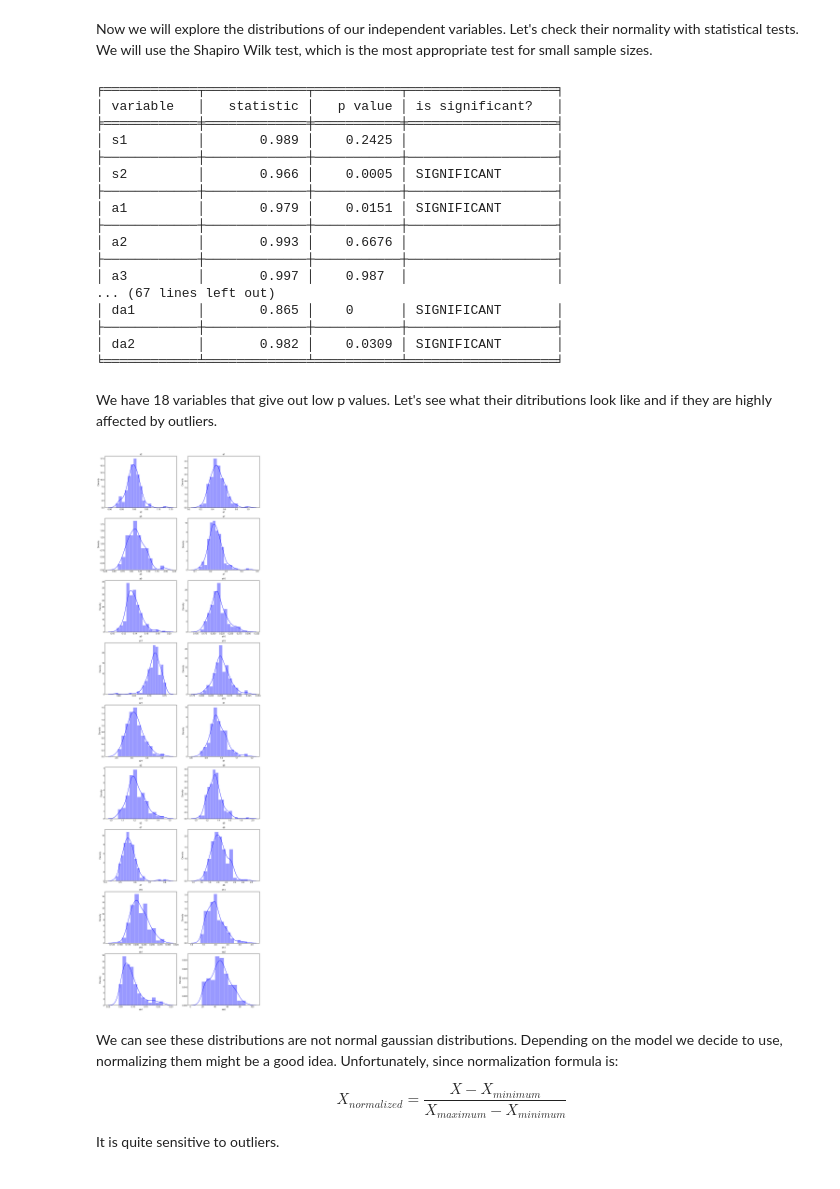
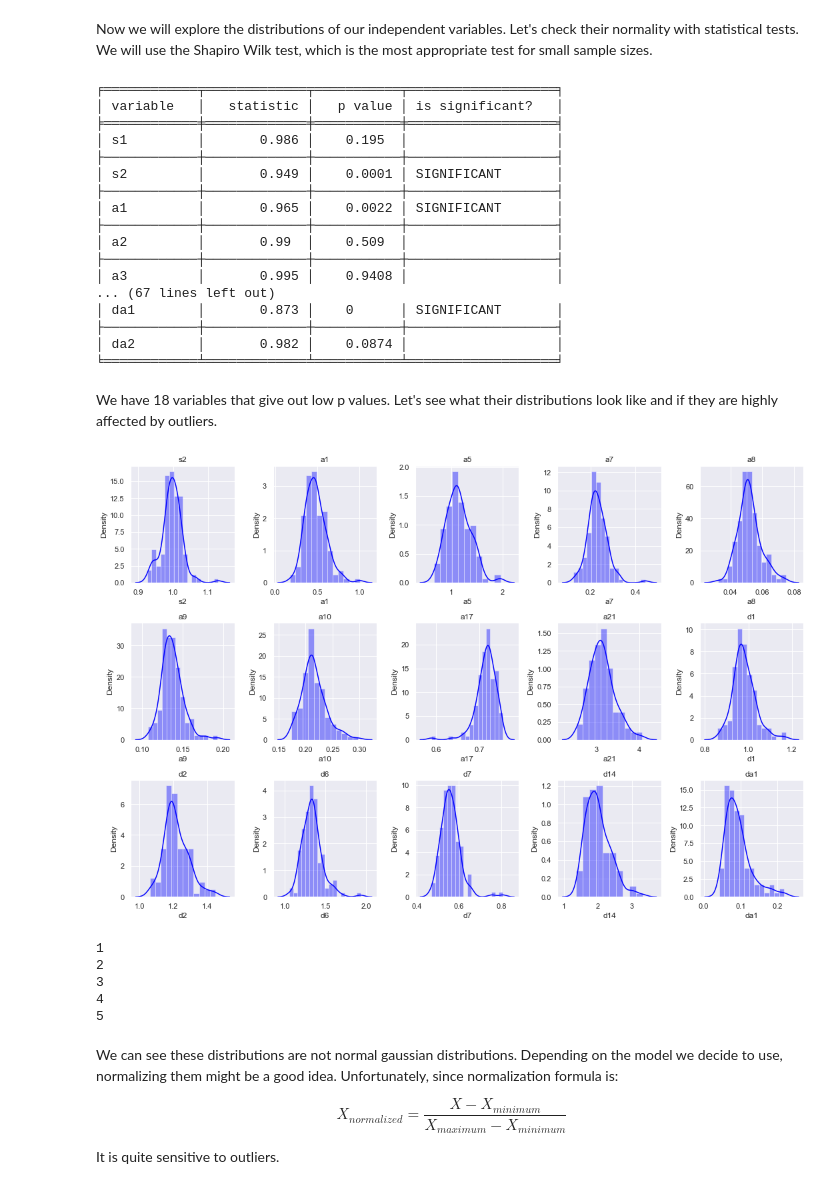
Before and after one commit to lewszykkonrad/masters_projects, a Jupyter notebook: machine_learning/unknown_variables/Final_Project_Konrad_Lewszyk.ipynb, the cells around one changed output. Cells and saved outputs as stored; diff of their text form; code cells hidden in the pictures.

```diff
--- a/machine_learning/unknown_variables/Final_Project_Konrad_Lewszyk.ipynb
+++ b/machine_learning/unknown_variables/Final_Project_Konrad_Lewszyk.ipynb
@@ -136,16 +141,21 @@ plt.show()
+# %%
+X = dataset.drop('dependent_variable', axis = 1)
+y = dataset['dependent_variable']
+
+X_train, X_test, y_train, y_test = train_test_split(X, y, test_size = 0.2, random_state = 27, stratify = y)
 # %% [markdown]
 #### distributions of our variables
 # %% [markdown]
 Now we will explore the distributions of our independent variables. Let's check their normality with statistical tests. We will use the Shapiro Wilk test, which is the most appropriate test for small sample sizes.
 # %%
-columns = list(dataset.columns)
+columns = list(X_train.columns)
 low_p_value_variables = []
 
 table = []
 for column in columns:
     if column != 'dependent_variable':
-        statistic = shapiro(dataset[column])[0]
-        p_value = shapiro(dataset[column])[1]
+        statistic = shapiro(X_train[column])[0]
+        p_value = shapiro(X_train[column])[1]
         if p_value > 0.05:
             table.append([column,
                           round(statistic, 3),
@@ -164,35 +174,46 @@ print(output)
 ╒════════════╤═════════════╤═══════════╤═══════════════════╕
 │ variable   │   statistic │   p value │ is significant?   │
 ╞════════════╪═════════════╪═══════════╪═══════════════════╡
-│ s1         │       0.989 │    0.2425 │                   │
+│ s1         │       0.986 │    0.195  │                   │
 ├────────────┼─────────────┼───────────┼───────────────────┤
-│ s2         │       0.966 │    0.0005 │ SIGNIFICANT       │
+│ s2         │       0.949 │    0.0001 │ SIGNIFICANT       │
 ├────────────┼─────────────┼───────────┼───────────────────┤
-│ a1         │       0.979 │    0.0151 │ SIGNIFICANT       │
+│ a1         │       0.965 │    0.0022 │ SIGNIFICANT       │
 ├────────────┼─────────────┼───────────┼───────────────────┤
-│ a2         │       0.993 │    0.6676 │                   │
+│ a2         │       0.99  │    0.509  │                   │
 ├────────────┼─────────────┼───────────┼───────────────────┤
-│ a3         │       0.997 │    0.987  │                   │
+│ a3         │       0.995 │    0.9408 │                   │
 ... (67 lines left out)
-│ da1        │       0.865 │    0      │ SIGNIFICANT       │
+│ da1        │       0.873 │    0      │ SIGNIFICANT       │
 ├────────────┼─────────────┼───────────┼───────────────────┤
-│ da2        │       0.982 │    0.0309 │ SIGNIFICANT       │
+│ da2        │       0.982 │    0.0874 │                   │
 ╘════════════╧═════════════╧═══════════╧═══════════════════╛
 # %% [markdown]
-We have 18 variables that give out low p values. Let's see what their ditributions look like and if they are highly affected by outliers.
+We have 18 variables that give out low p values. Let's see what their distributions look like and if they are highly affected by outliers.
 # %%
-fig, ax1 = plt.subplots(9,2, figsize=(12,40))
+fig, ax1 = plt.subplots(3,5, figsize=(15,10))
+
 k = 0
+for i in range(0,3):
+    for j in range(0,5):
+        sns.distplot(X_train[low_p_value_variables[k]],
+                     ax = ax1[i][j], color = 'blue').set(title = low_p_value_variables[k])
 
-for i in range(9):
-    for j in range(2):
-            sns.distplot(dataset[low_p_value_variables[k]],
-                                 ax = ax1[i][j], color = 'blue').set(title = low_p_value_variables[k])
-            k += 1
+        k += 1
+
 fig.tight_layout()
 plt.show()
 # %% [output]
-[figure, old version]
+[figure, new version]
+# %%
+for i in range(1,6):
+    print(i)
+# %% [output]
+1
+2
+3
+4
+5
 # %% [markdown]
 We can see these distributions are not normal gaussian distributions. Depending on the model we decide to use, normalizing them might be a good idea. Unfortunately, since normalization formula is:
 
```
Also changed, not shown: parts of 8 cells of this notebook.
